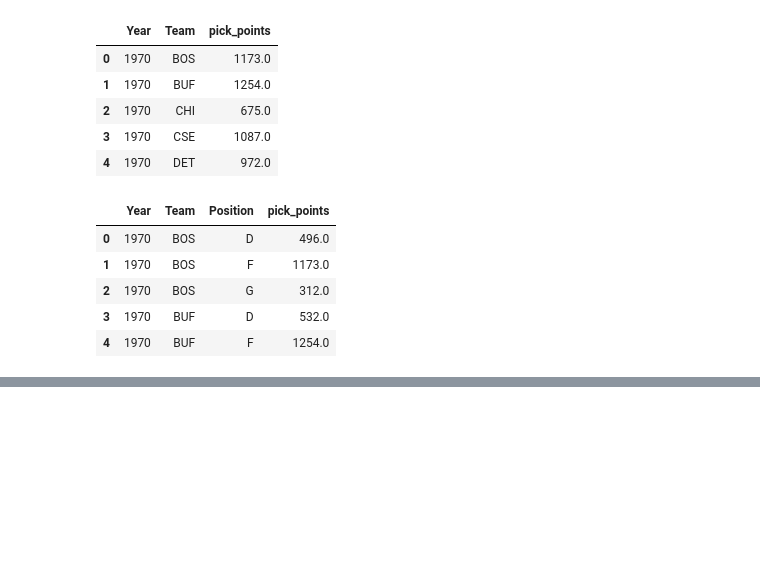
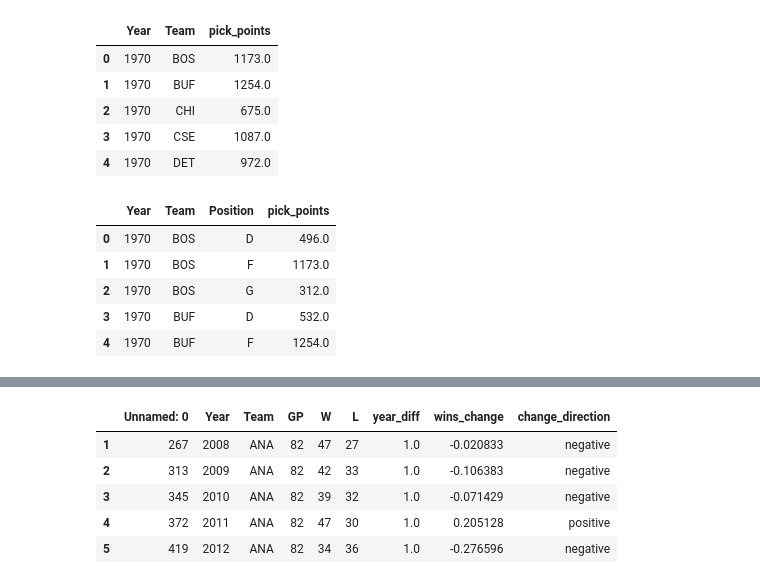
Before and after one commit to AustinMadert/hockey_data_performance, a Jupyter notebook: capstone_project1/Chi-Squared_Test.ipynb, the cells around one changed output, grey strips where cells are left out. Cells and saved outputs as stored; diff of their text form; code cells hidden in the pictures; blank space fills up the shorter version.

```diff
--- a/capstone_project1/Chi-Squared_Test.ipynb
+++ b/capstone_project1/Chi-Squared_Test.ipynb
@@ -91,0 +100,10 @@ topdrafted = draftgroup2.merge(draftgroup1, how='inner', on=['Team', 'Year', 'pi
+# %%
+perform = performancedf[performancedf['year_diff'] == 1]
+perform.head()
+# %% [output]
+|  | Unnamed: 0 | Year | Team | GP | W | L | year_diff | wins_change | change_direction |
+| 1 | 267 | 2008 | ANA | 82 | 47 | 27 | 1.0 | -0.020833 | negative |
+| 2 | 313 | 2009 | ANA | 82 | 42 | 33 | 1.0 | -0.106383 | negative |
+| 3 | 345 | 2010 | ANA | 82 | 39 | 32 | 1.0 | -0.071429 | negative |
+| 4 | 372 | 2011 | ANA | 82 | 47 | 30 | 1.0 | 0.205128 | positive |
+| 5 | 419 | 2012 | ANA | 82 | 34 | 36 | 1.0 | -0.276596 | negative |
```
Also changed, not shown: parts of 4 cells of this notebook.
